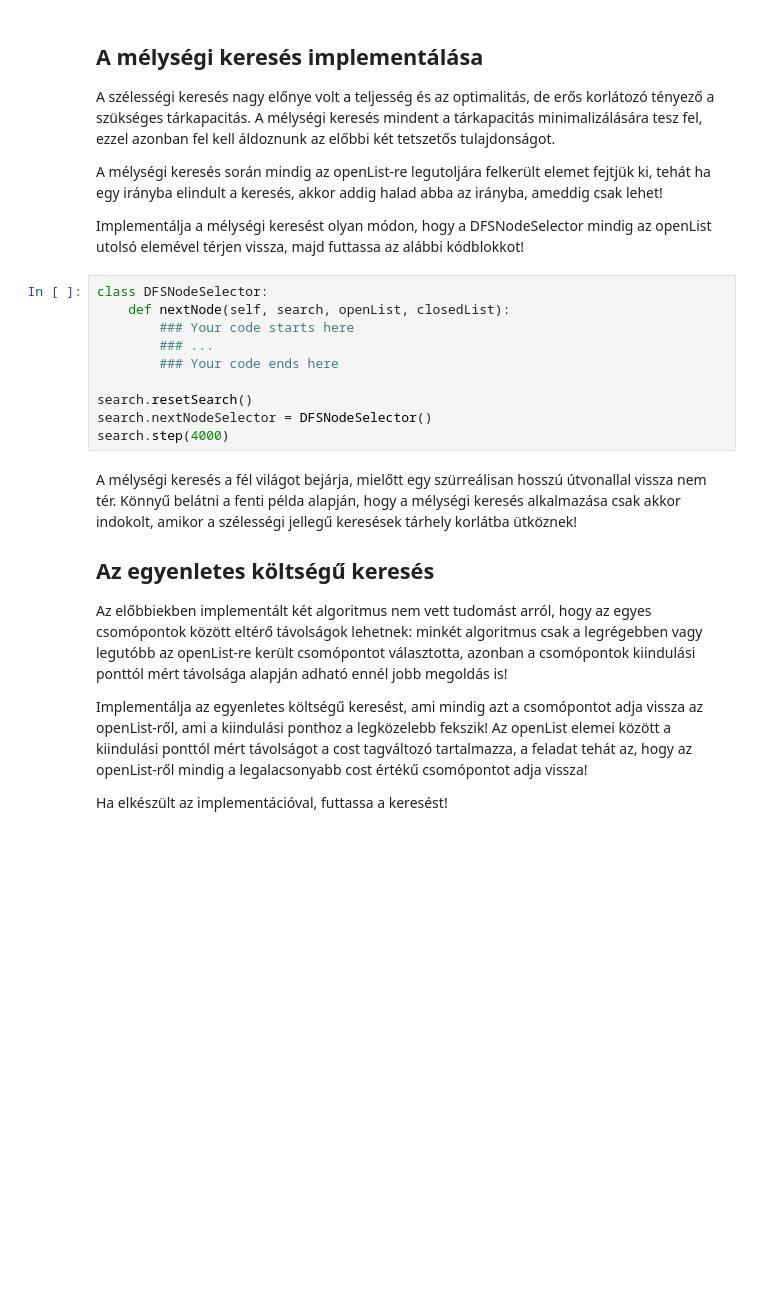
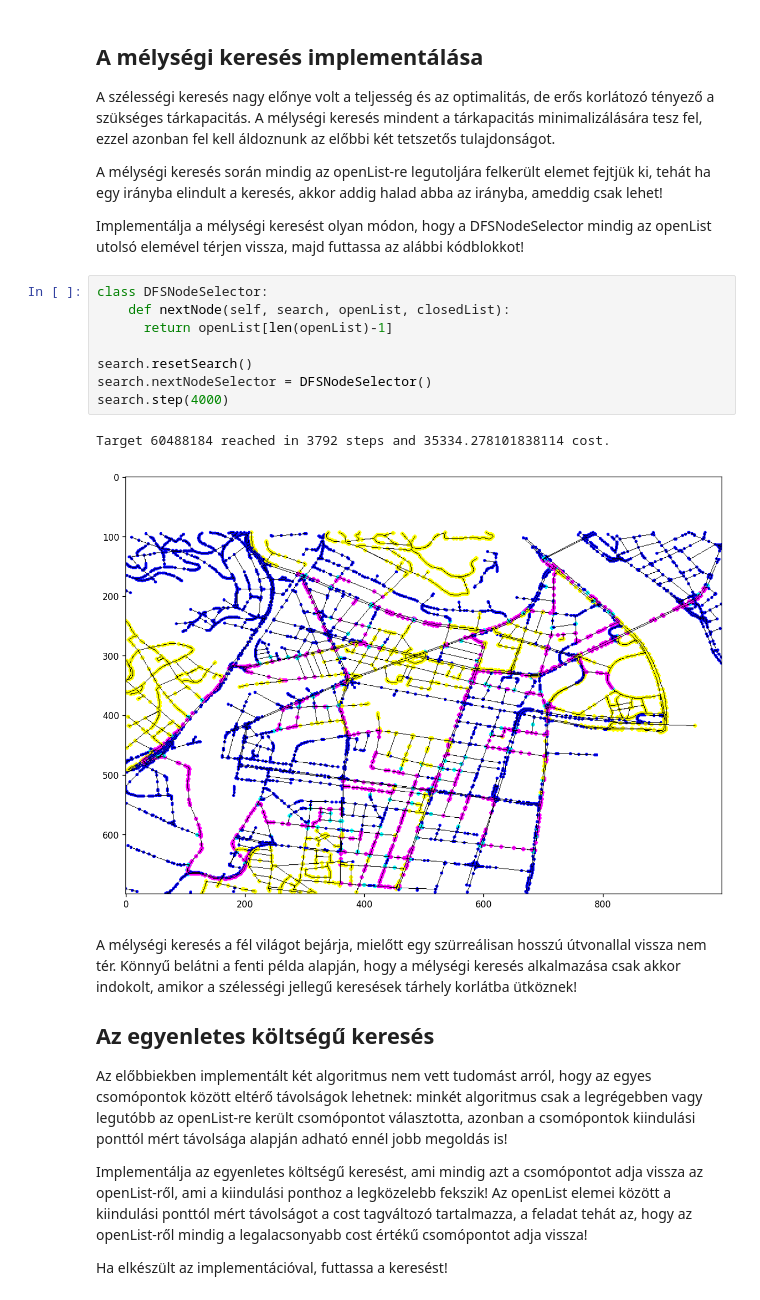
Before and after one commit to BrMrtn/GoogleColab, a Jupyter notebook: MI/BSc_MI_labor_1_Kereses_2024_hallgatoi.ipynb, the cells around one changed output. Drawn from its saved outputs; the diff is of its cells as text; blank space fills up the shorter version.

```diff
--- a/MI/BSc_MI_labor_1_Kereses_2024_hallgatoi.ipynb
+++ b/MI/BSc_MI_labor_1_Kereses_2024_hallgatoi.ipynb
@@ -294,13 +320,14 @@ Implementálja a mélységi keresést olyan módon, hogy a DFSNodeSelector mindi
 # %%
 class DFSNodeSelector:
     def nextNode(self, search, openList, closedList):
-        ### Your code starts here
-        ### ...
-        ### Your code ends here
+      return openList[len(openList)-1]
 
 search.resetSearch()
 search.nextNodeSelector = DFSNodeSelector()
 search.step(4000)
+# %% [output]
+Target 60488184 reached in 3792 steps and 35334.278101838114 cost.
+[figure, added]
 # %% [markdown]
 A mélységi keresés a fél világot bejárja, mielőtt egy szürreálisan hosszú útvonallal vissza nem tér. Könnyű belátni a fenti példa alapján, hogy a mélységi keresés alkalmazása csak akkor indokolt, amikor a szélességi jellegű keresések tárhely korlátba ütköznek!
 
```
Also changed, not shown: parts of 8 cells of this notebook.
